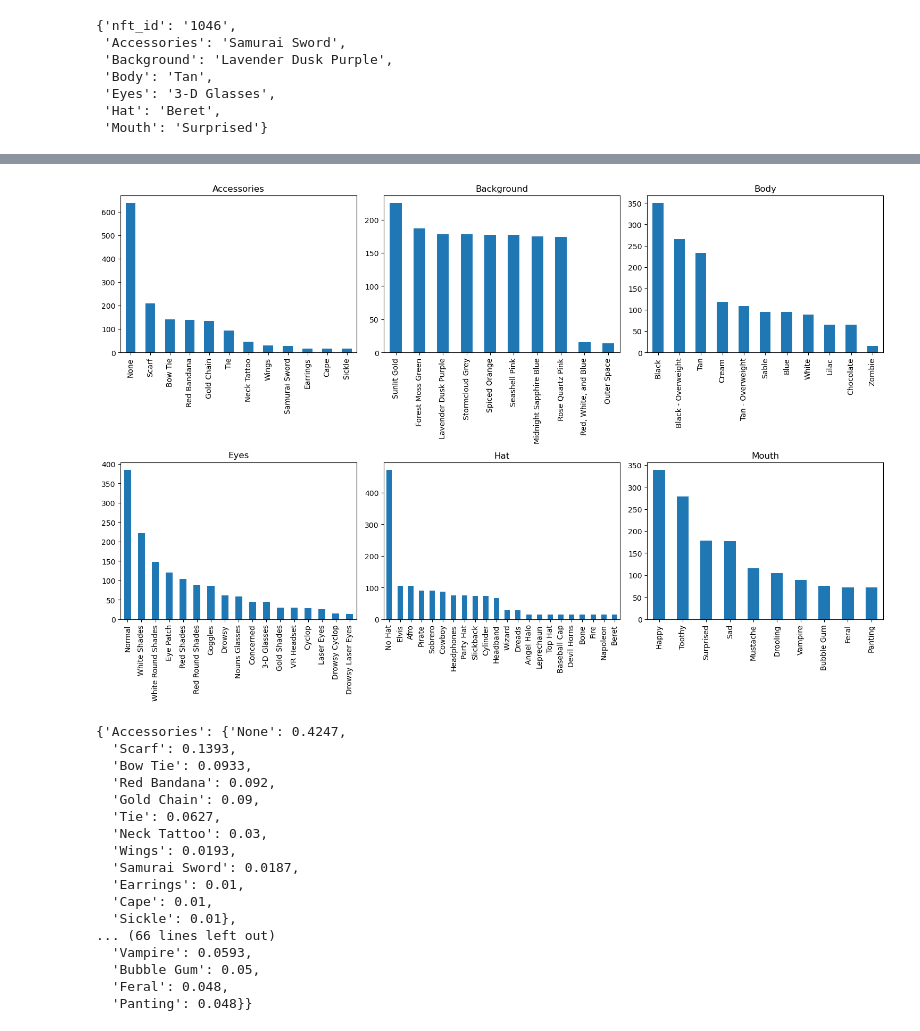
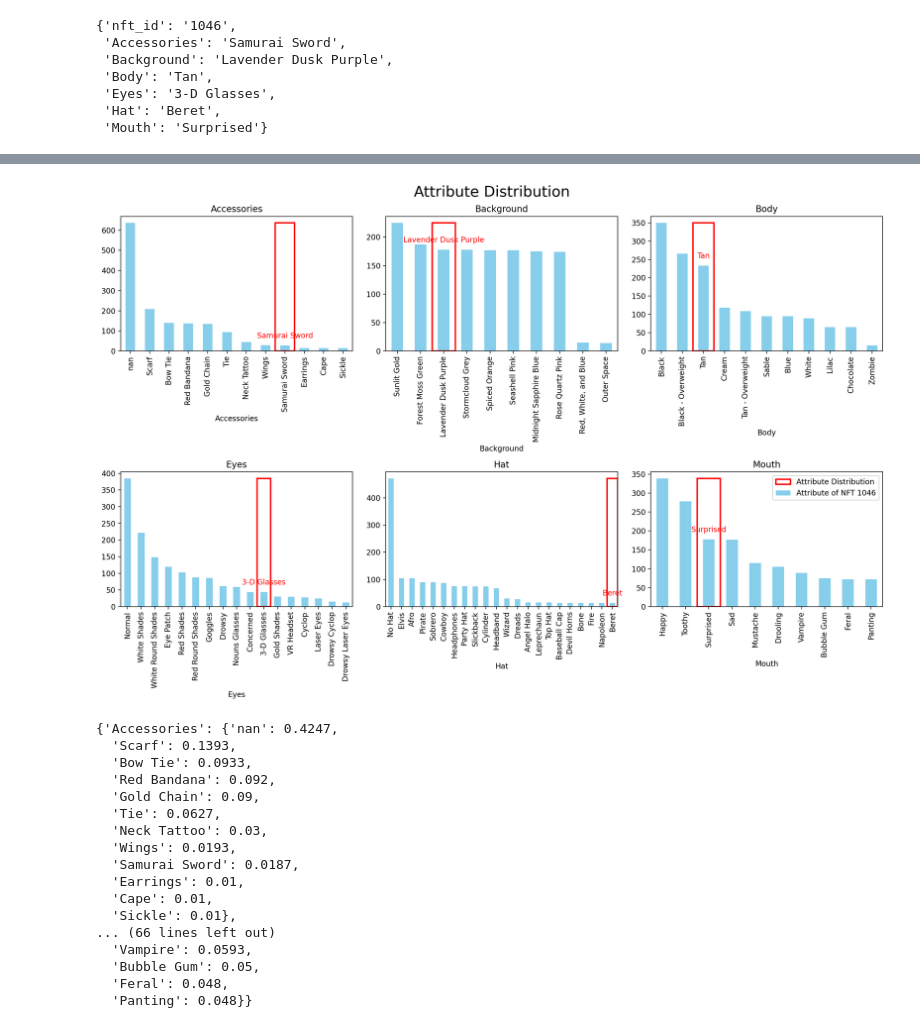
Before and after one commit to Armand-Morin/nft-pricing, a Jupyter notebook: work.ipynb, the cells around one changed output, grey strips where cells are left out. Saved outputs shown, nothing was run; the diff lists cells and outputs as text; code cells hidden in the pictures.

```diff
--- a/work.ipynb
+++ b/work.ipynb
@@ -100,16 +100,43 @@ attributes
 1500 rows × 7 columns
-# %%
-import matplotlib.pyplot as plt
-
-fig, axes = plt.subplots(2, 3, figsize=(15, 10))
-
-for ax, feature in zip(axes.flatten(), features):
-    attributes[feature].value_counts().plot(kind='bar', ax=ax, title=feature)
-
-plt.tight_layout()
-plt.show()
-# %% [output]
-[figure, removed]
+# %%
+fig, axes = plt.subplots(2, 3, figsize=(15, 10), dpi=200)
+axes = axes.flatten()
+
+for ax, feature in zip(axes, features):
+    # Plot the bar chart
+    counts = attributes[feature].value_counts()
+    bars = counts.plot(kind='bar', ax=ax, color='skyblue', title=feature)
+
+    # Add a rectangle or annotation for the specific attribute
+    if feature in attributes_1046:
+        specific_attr = attributes_1046[feature]
+        if specific_attr in counts:
+            # Get the position of the specific attribute bar
+            idx = counts.index.get_loc(specific_attr)
+            rect = patches.Rectangle(
+                (idx - 0.5, 0), 1, counts.max(),  # Adjust coordinates to fit the bar
+                linewidth=2,
+                edgecolor='red',
+                facecolor='none'
+            )
+            ax.add_patch(rect)
+            # Optional: Annotate the specific bar
+            ax.annotate(
+                specific_attr,
+                (idx, counts[specific_attr]),
+                textcoords="offset points",
+                xytext=(0,10),
+                ha='center',
+                color='red'
+            )
+# add a label so we understand the red box is the attribute of the nft 1046
+plt.suptitle('Attribute Distribution', fontsize=20)
+plt.legend(['Attribute Distribution', 'Attribute of NFT 1046'], loc='upper right')
+plt.savefig('img/1D_map.png')
+plt.tight_layout()
+plt.show()
+# %% [output]
+[figure, added]
 # %%
 normalized_freq_dict = {}
 
@@ -119,7 +146,7 @@ for feature in features:
 
 normalized_freq_dict
 # %% [output]
-{'Accessories': {'None': 0.4247,
+{'Accessories': {'nan': 0.4247,
   'Scarf': 0.1393,
   'Bow Tie': 0.0933,
   'Red Bandana': 0.092,
```
Also changed, not shown: parts of 15 cells of this notebook, 15 other files.
